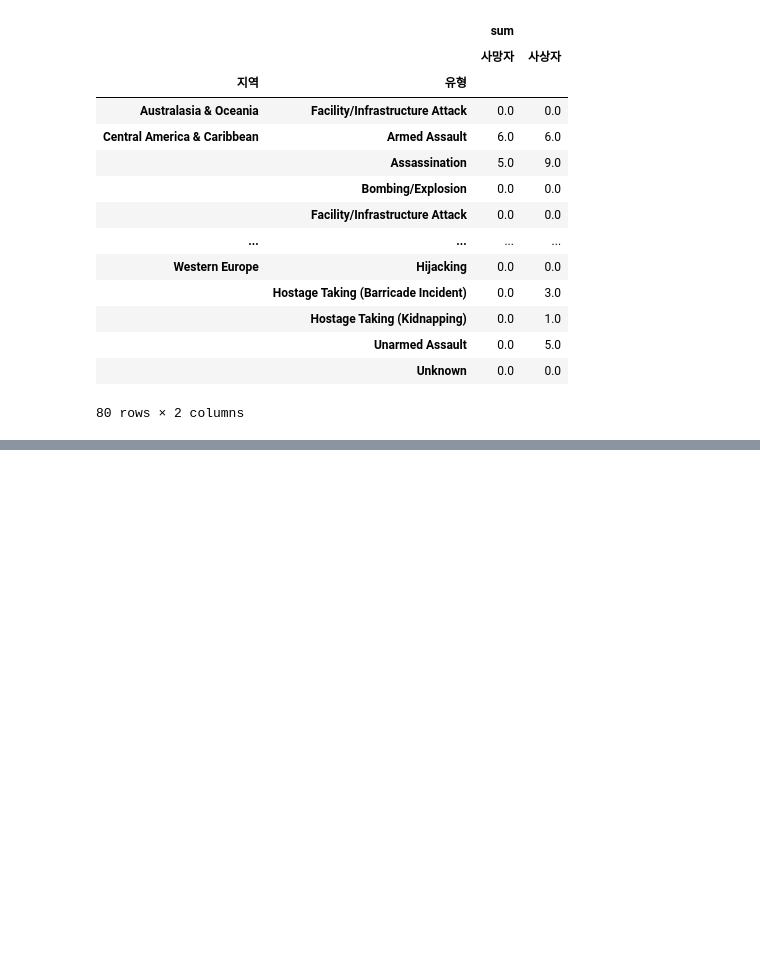
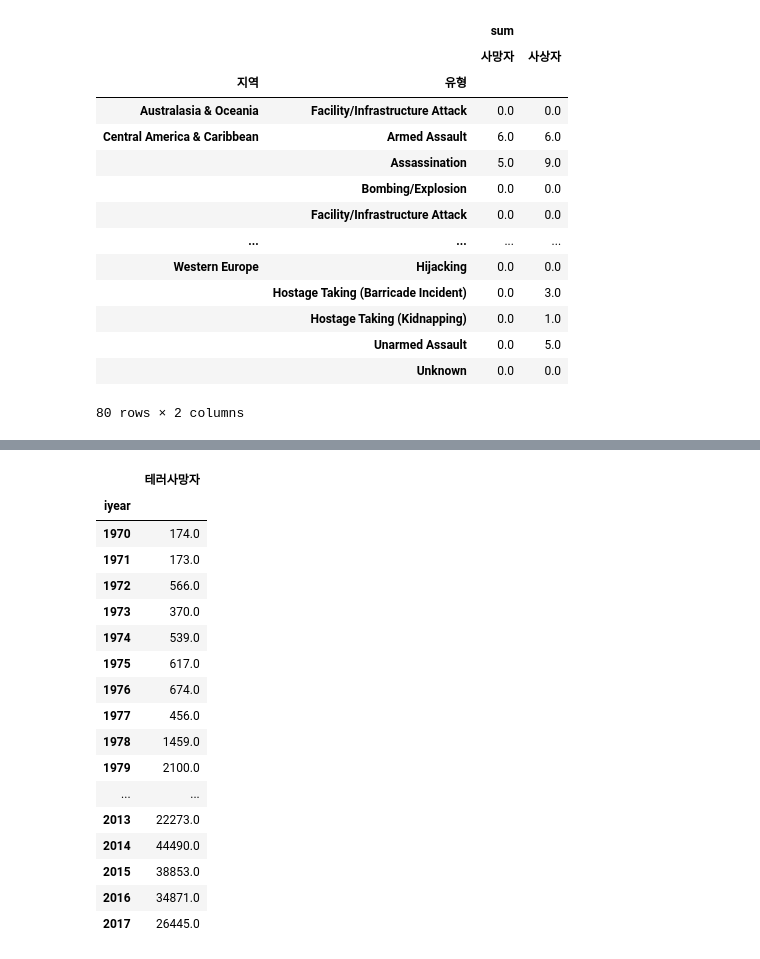
Before and after one commit to brainKimDu/EDA_toy_project, a Jupyter notebook: 세계 테러 데이터 분석/World_Terror_ver3.ipynb, the cells around one changed output, grey strips where cells are left out. Saved outputs shown, nothing was run; the diff lists cells and outputs as text; code cells hidden in the pictures; blank space fills up the shorter version.

```diff
--- a/세계 테러 데이터 분석/World_Terror_ver3.ipynb
+++ b/세계 테러 데이터 분석/World_Terror_ver3.ipynb
@@ -686,0 +755,25 @@ whathappen_2012_3_die.sort_values(by="sum/사망자/Armed Assault", ascending=Fa
+# %%
+Terror_death = Terror_World.loc[:, ["iyear", "nkill"]].fillna(0)
+Terror_death = Terror_death.pivot_table(Terror_death, index=["iyear"], aggfunc = [np.sum] )
+Terror_death.columns = ['/'.join(col) for col in Terror_death.columns]
+Terror_death.rename(columns={Terror_death.columns[0]: "테러사망자"}, inplace=True)
+Terror_death
+# %% [output]
+|  | 테러사망자 |
+| iyear |  |
+| 1970 | 174.0 |
+| 1971 | 173.0 |
+| 1972 | 566.0 |
+| 1973 | 370.0 |
+| 1974 | 539.0 |
+| 1975 | 617.0 |
+| 1976 | 674.0 |
+| 1977 | 456.0 |
+| 1978 | 1459.0 |
+| 1979 | 2100.0 |
+| ... | ... |
+| 2013 | 22273.0 |
+| 2014 | 44490.0 |
+| 2015 | 38853.0 |
+| 2016 | 34871.0 |
+| 2017 | 26445.0 |
```
Also changed, not shown: parts of 10 cells of this notebook, 1 other file.
